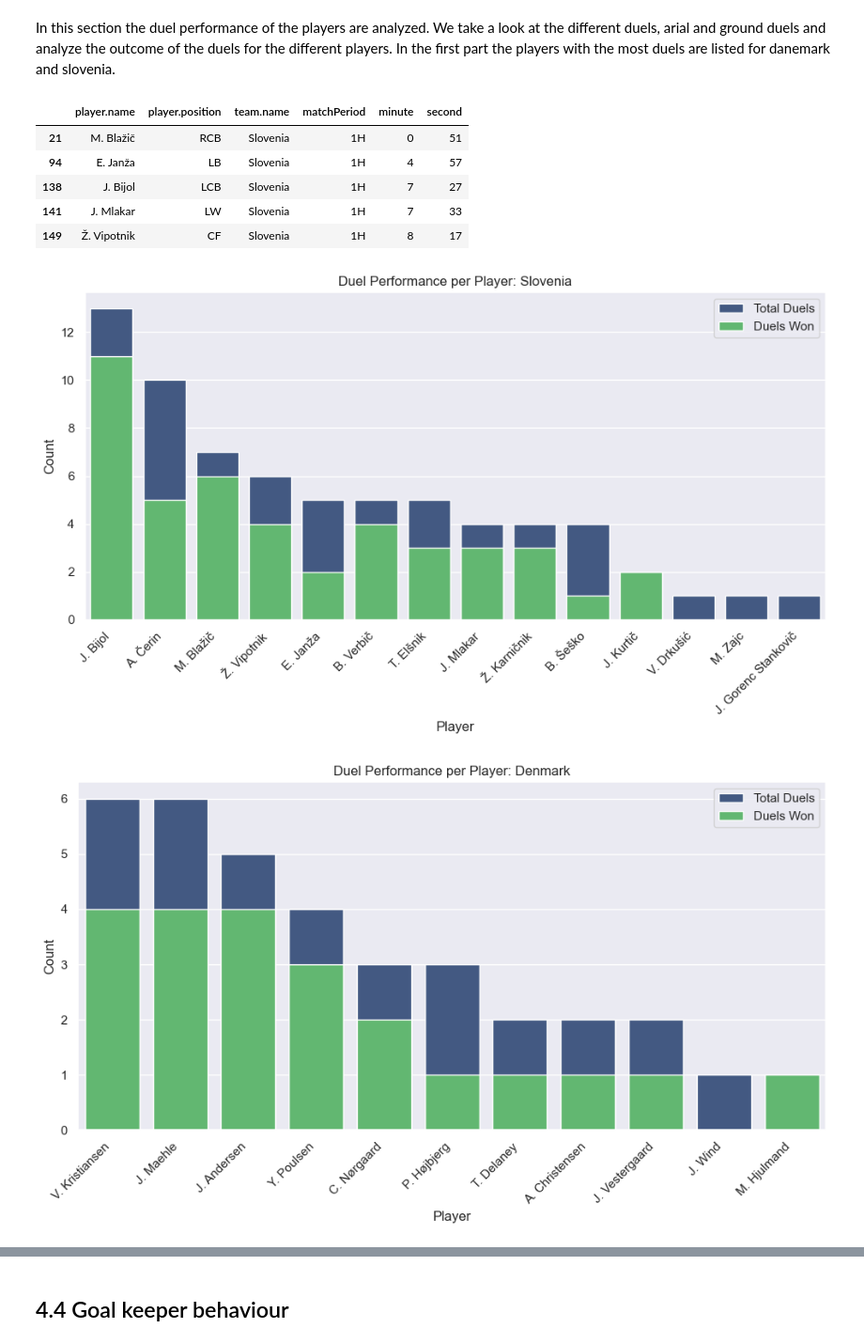
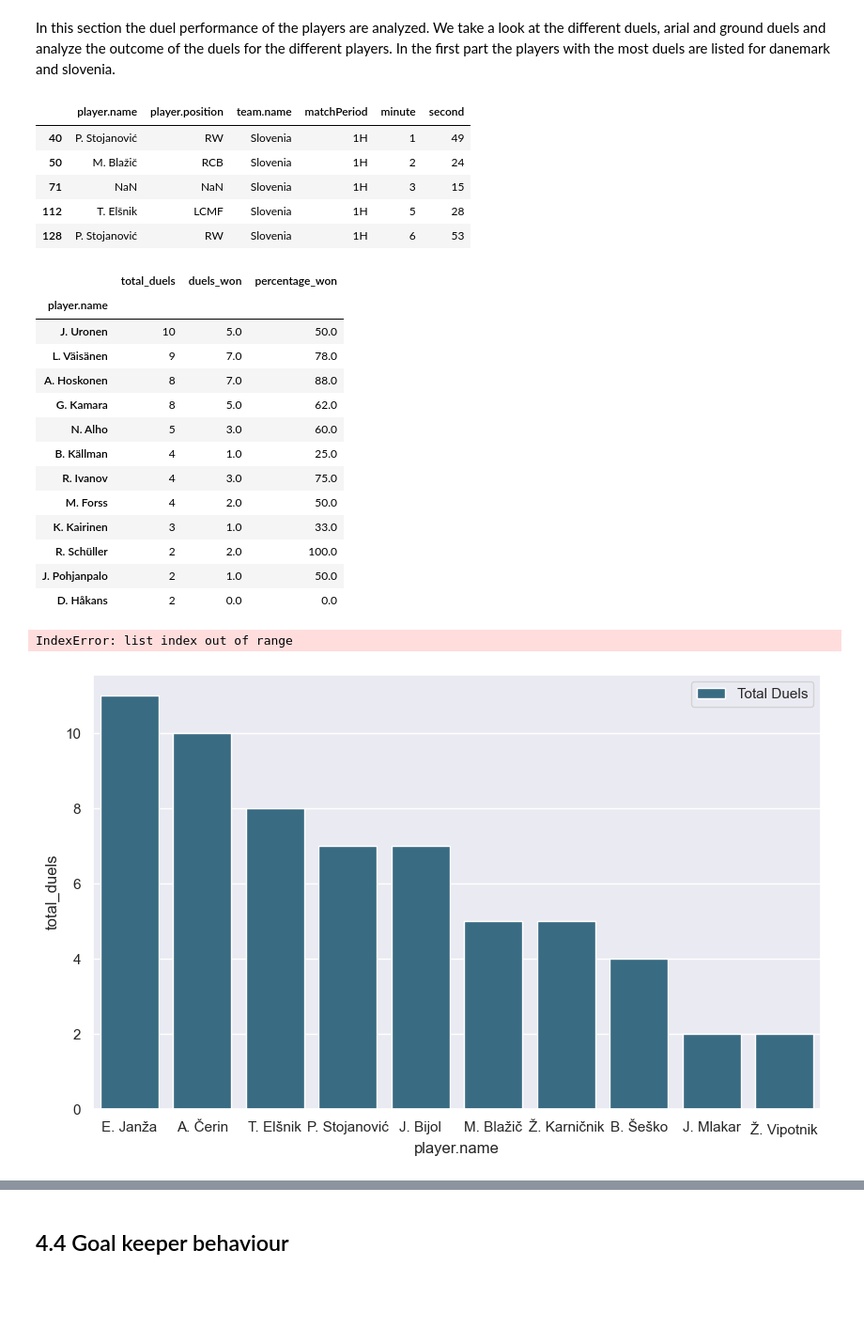
Before and after one commit to ngroggy/SoccerAnalytics, a Jupyter notebook: notebooks/4-duel-performance-goalkeeper.ipynb, the cells around one changed output, grey strips where cells are left out. Shown at 94% size. Drawn from its saved outputs; the diff is of its cells as text; code cells hidden in the pictures; blank space fills up the shorter version.

```diff
--- a/notebooks/4-duel-performance-goalkeeper.ipynb
+++ b/notebooks/4-duel-performance-goalkeeper.ipynb
@@ -23,6 +23,6 @@ from src.dataloader import dataloader
 ### Load Datas
 # %%
 # Load Data from Slovenia-Danemark November 20, 2023
-match_id = "5414302"
+match_id = "5414260"
 df_events = dataloader(match_id)
-df_events.columns
+# df_events.columns
@@ -94,7 +76,7 @@ df_dduels_svn = df_duels[(df_duels['team.name'] == 'Slovenia') & (df_duels["grou
 dduels_svn = df_dduels_svn.shape[0]
 
 # defensive duels denmark
-df_dduels_dnk = df_duels[(df_duels['team.name'] == 'Denmark') & (df_duels["groundDuel.duelType"] == "defensive_duel")]
+df_dduels_dnk = df_duels[(df_duels['team.name'] == 'Finland') & (df_duels["groundDuel.duelType"] == "defensive_duel")]
 dduels_dnk = df_dduels_dnk.shape[0]
 
 # Display data
@@ -106,11 +88,11 @@ dduels_dnk = df_dduels_dnk.shape[0]
 df_dduels_svn[[ 'player.name','player.position','team.name',"matchPeriod", "minute", "second"]].head(5)
 # %% [output]
 |  | player.name | player.position | team.name | matchPeriod | minute | second |
-| 21 | M. Blažič | RCB | Slovenia | 1H | 0 | 51 |
-| 94 | E. Janža | LB | Slovenia | 1H | 4 | 57 |
-| 138 | J. Bijol | LCB | Slovenia | 1H | 7 | 27 |
-| 141 | J. Mlakar | LW | Slovenia | 1H | 7 | 33 |
-| 149 | Ž. Vipotnik | CF | Slovenia | 1H | 8 | 17 |
+| 40 | P. Stojanović | RW | Slovenia | 1H | 1 | 49 |
+| 50 | M. Blažič | RCB | Slovenia | 1H | 2 | 24 |
+| 71 | NaN | NaN | Slovenia | 1H | 3 | 15 |
+| 112 | T. Elšnik | LCMF | Slovenia | 1H | 5 | 28 |
+| 128 | P. Stojanović | RW | Slovenia | 1H | 6 | 53 |
 # %%
 # get the players who had a duel in the game
 df_dduels_svn_players = df_dduels_svn['player.name'].dropna().unique()
@@ -138,7 +120,7 @@ aligned_counts_svn['percentage_won'] = ((aligned_counts_svn['duels_won']) / (ali
 #display(aligned_counts_svn)
 aligned_counts_dnk = pd.concat([df_dduels_dnk_player_count, df_dduelwon_dnk_player_count], axis=1, keys=['total_duels', 'duels_won']).fillna(0)
 aligned_counts_dnk['percentage_won'] = ((aligned_counts_dnk['duels_won']) / (aligned_counts_dnk['total_duels']) * 100).round(0)
-#display(aligned_counts_dnk)
+display(aligned_counts_dnk)
 
 # -------------------------------------------------------------------------------------
 # Plot 1 Slovenia
@@ -165,7 +147,7 @@ plt.xticks(rotation=45, ha='right')
 plt.legend()
 
 # Save plot to a specified path
-save_path = 'C:/Users/loris/Documents/ETH Zürich/Master/Soccer Analytics/duel_performance_svn_final.png'  # Specify your desired save path here
+save_path = 'C:/Users/loris/Documents/ETH Zürich/Master/Soccer Analytics/duel_performance_svn_final_Slovenia4260.png'  # Specify your desired save path here
 plt.tight_layout()
 plt.savefig(save_path)
 
@@ -193,9 +175,11 @@ plt.xticks(rotation=45, ha='right')
 plt.legend()
 
 # Save plot to a specified path
-save_path = 'C:/Users/loris/Documents/ETH Zürich/Master/Soccer Analytics/duel_performance_dnk_final.png'  # Specify your desired save path here
+save_path = 'C:/Users/loris/Documents/ETH Zürich/Master/Soccer Analytics/duel_performance_dnk_final_Finland4260.png'  # Specify your desired save path here
 plt.tight_layout()
 plt.savefig(save_path)
+
+
 
 
 # reorder the data according to most duels won percentage
@@ -222,37 +206,51 @@ plt.title('Percentage of Duels Won per Player: Slovenia')
 plt.xticks(rotation=45, ha='right')
 
 # Save plot to a specified path
-save_path = 'C:/Users/loris/Documents/ETH Zürich/Master/Soccer Analytics/duel_percentage_sorted_svn_final.png'  # Specify your desired save path here
+save_path = 'C:/Users/loris/Documents/ETH Zürich/Master/Soccer Analytics/duel_percentage_sorted_svn_final_Slovenia4260.png'  # Specify your desired save path here
 plt.tight_layout()
 plt.savefig(save_path)
 
 # Plot 4 Denmark Sorted Percentage
 # ---------------------------------------------------------------------------------------
 # Set Seaborn theme and color palette
 # -
 
 # Plotting the data using Seaborn and Matplotlib
 plt.figure(figsize=(10, 6))
 
 # Plot percentage of duels won per player
 sns.barplot(x=aligned_counts_dnk_sorted.index, y=aligned_counts_dnk_sorted['percentage_won'], color=palette[3])
 
 # Adding labels and title
 plt.xlabel('Player')
 plt.ylabel('Percentage of Duels Won')
 plt.title('Percentage of Duels Won per Player: Denmark')
 
 # Rotate x-axis labels for better readability
 plt.xticks(rotation=45, ha='right')
 
 # Save plot to a specified path
-save_path = 'C:/Users/loris/Documents/ETH Zürich/Master/Soccer Analytics/duel_percentage_sorted_dnk_final.png'  # Specify your desired save path here
+save_path = 'C:/Users/loris/Documents/ETH Zürich/Master/Soccer Analytics/duel_percentage_sorted_dnk_final_Finland4260.png'  # Specify your desired save path here
 plt.tight_layout()
 plt.savefig(save_path)
 
 
 # Show plot
 plt.show()
 # %% [output]
+|  | total_duels | duels_won | percentage_won |
+| player.name |  |  |  |
+| J. Uronen | 10 | 5.0 | 50.0 |
+| L. Väisänen | 9 | 7.0 | 78.0 |
+| A. Hoskonen | 8 | 7.0 | 88.0 |
+| G. Kamara | 8 | 5.0 | 62.0 |
+| N. Alho | 5 | 3.0 | 60.0 |
+| B. Källman | 4 | 1.0 | 25.0 |
+| R. Ivanov | 4 | 3.0 | 75.0 |
+| M. Forss | 4 | 2.0 | 50.0 |
+| K. Kairinen | 3 | 1.0 | 33.0 |
+| R. Schüller | 2 | 2.0 | 100.0 |
+| J. Pohjanpalo | 2 | 1.0 | 50.0 |
+| D. Håkans | 2 | 0.0 | 0.0 |
+IndexError: list index out of range
-[figure, old version]
+[figure, new version]
-[figure, removed]
```
Also changed, not shown: parts of 5 cells of this notebook, 1 other file.
